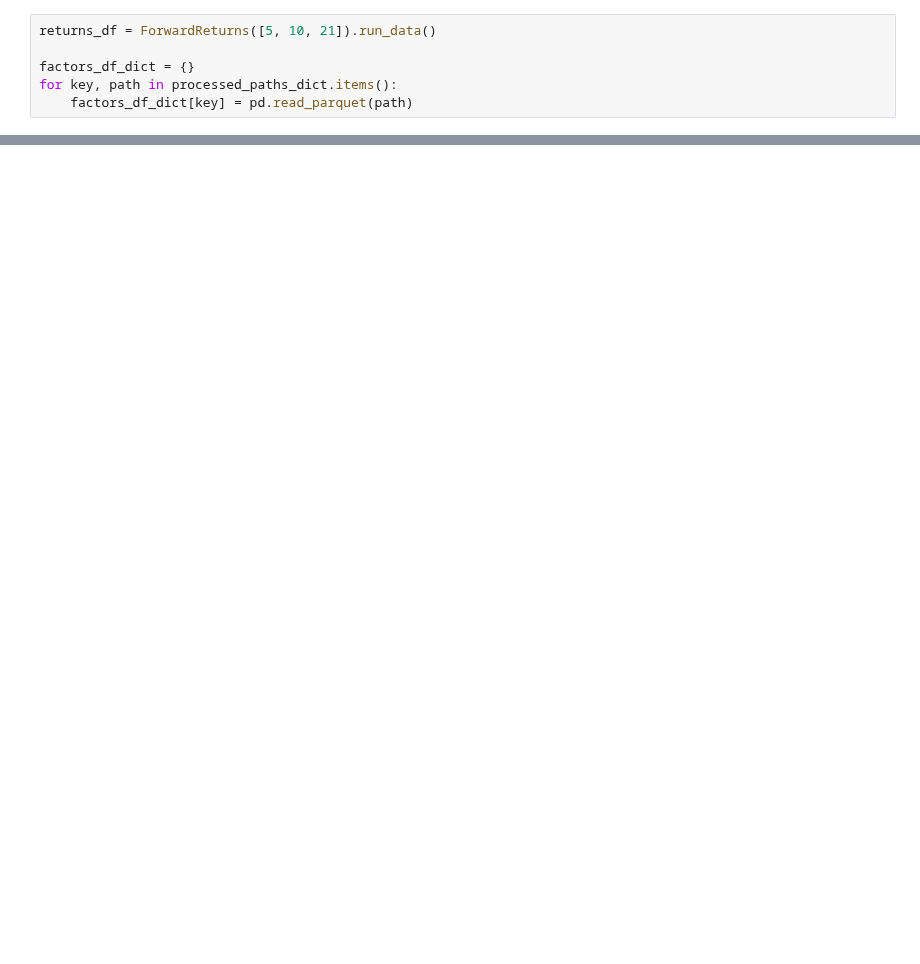
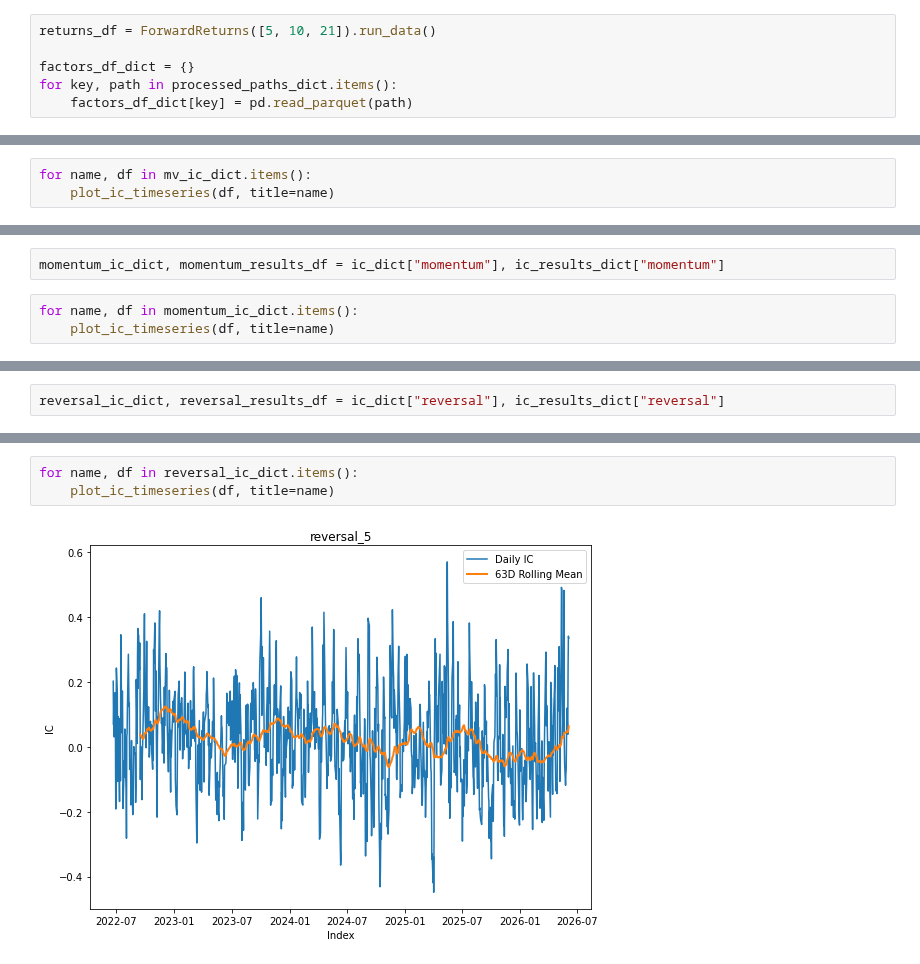
Before and after one commit to hungryfire267/systematic-equities-research, a Jupyter notebook: notebooks/research.ipynb, the cells around one changed output, grey strips where cells are left out. Cells and saved outputs as stored; diff of their text form; blank space fills up the shorter version.

```diff
--- a/notebooks/research.ipynb
+++ b/notebooks/research.ipynb
@@ -53,0 +54,3 @@ IC(returns_df, factors_df_dict["microstructure"]).run_data()
+# %%
+for name, df in mv_ic_dict.items():
+    plot_ic_timeseries(df, title=name)
@@ -53,0 +64,5 @@ IC(returns_df, factors_df_dict["microstructure"]).run_data()
+# %%
+momentum_ic_dict, momentum_results_df = ic_dict["momentum"], ic_results_dict["momentum"]
+# %%
+for name, df in momentum_ic_dict.items():
+    plot_ic_timeseries(df, title=name)
@@ -53,0 +74,2 @@ IC(returns_df, factors_df_dict["microstructure"]).run_data()
+# %%
+reversal_ic_dict, reversal_results_df = ic_dict["reversal"], ic_results_dict["reversal"]
@@ -53,0 +85,5 @@ IC(returns_df, factors_df_dict["microstructure"]).run_data()
+# %%
+for name, df in reversal_ic_dict.items():
+    plot_ic_timeseries(df, title=name)
+# %% [output]
+[figure, added]
```
Also changed, not shown: parts of 25 cells of this notebook, 21 other files.
